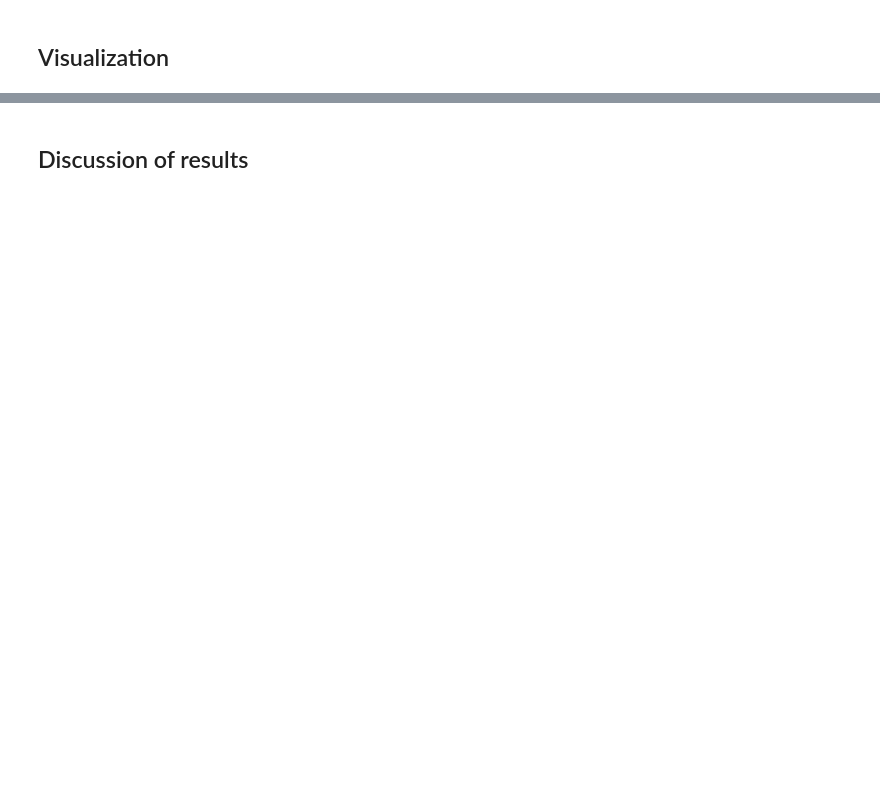
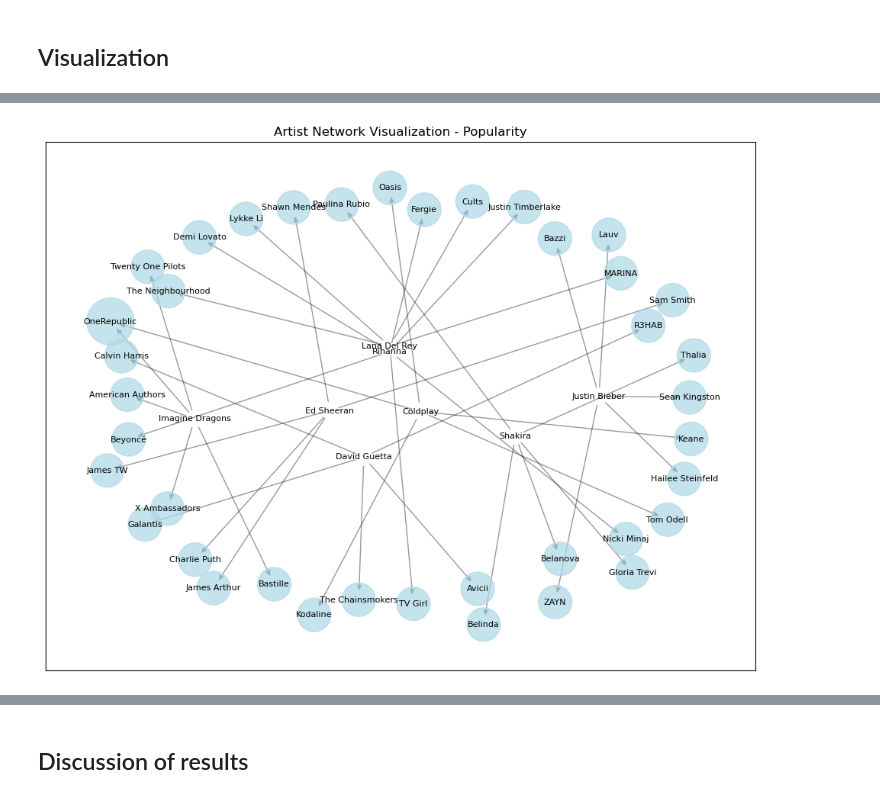
Before and after one commit to eduardhogea/Spotify_Graphs, a Jupyter notebook: Session_5.ipynb, the cells around one changed output, grey strips where cells are left out. Saved outputs shown, nothing was run; the diff lists cells and outputs as text; code cells hidden in the pictures; blank space fills up the shorter version.

```diff
--- a/Session_5.ipynb
+++ b/Session_5.ipynb
@@ -55,8 +32,8 @@ G = nx.DiGraph()
 for i in genre_list.values():
     for j in i:
         counter += 1
-        if counter <= 5:
-            top_artists = sp.recommendations(seed_genres=[j])['tracks']
+        if counter <= 10:
+            top_artists = sp.recommendations(limit = 50, seed_genres=[j])['tracks']
             artists = [track['artists'][0] for track in top_artists]
         else:
             break
@@ -106,0 +299,67 @@ df.to_csv('artists_data.csv', index=False)
+# %%
+import pandas as pd
+import networkx as nx
+import matplotlib.pyplot as plt
+
+# Read the data from the CSV file
+df = pd.read_csv('artists_data.csv')
+
+# Sort the DataFrame based on popularity in descending order
+df = df.sort_values(by='popularity', ascending=False)
+
+# Create an empty directed graph
+G = nx.DiGraph()
+
+# Add each artist to the graph until the top 100 artists
+for _, row in df.head(8).iterrows():
+    artist_id = row['id']
+    name = row['name']
+    followers = row['followers']
+    popularity = row['popularity']
+    genres = row['genres']
+
+    # Skip nodes with missing values
+    if pd.isnull(name):
+        continue
+
+    # Add the artist as a node in the graph
+    G.add_node(artist_id, name=name, followers=followers, popularity=popularity, genres=genres)
+
+    # Get the related artists for the current artist
+    related_artists = sp.artist_related_artists(artist_id)['artists']
+
+    # Add the related artists as nodes and edges
+    for related_artist in related_artists[:5]:
+        related_artist_id = related_artist['id']
+        related_artist_name = related_artist['name']
+        G.add_node(related_artist_id, name=related_artist_name)
+        G.add_edge(artist_id, related_artist_id)
+
+# Set the positions of the nodes using a spring layout
+pos = nx.spring_layout(G, k=0.15)
+
+# Calculate the node sizes based on the in-degree (number of incoming edges)
+node_sizes = [G.in_degree(artist_id) * 1000 for artist_id in G.nodes()]
+
+# Set the figure size
+plt.figure(figsize=(12, 9))
+
+# Draw the nodes and edges of the graph
+nx.draw_networkx_nodes(G, pos, node_size=node_sizes, node_color='lightblue', alpha=0.7)
+nx.draw_networkx_edges(G, pos, alpha=0.4)
+
+# Add labels to the nodes
+node_labels = {node: data['name'] for node, data in G.nodes(data=True) if 'name' in data}
+nx.draw_networkx_labels(G, pos, labels=node_labels, font_size=8, font_color='black')
+
+# Set the plot title
+plt.title('Artist Network Visualization - Popularity')
+
+# Remove the axis ticks
+plt.xticks([])
+plt.yticks([])
+
+# Display the plot
+plt.show()
+# %% [output]
+[figure, added]
```
Also changed, not shown: parts of 15 cells of this notebook, 4 other files.
